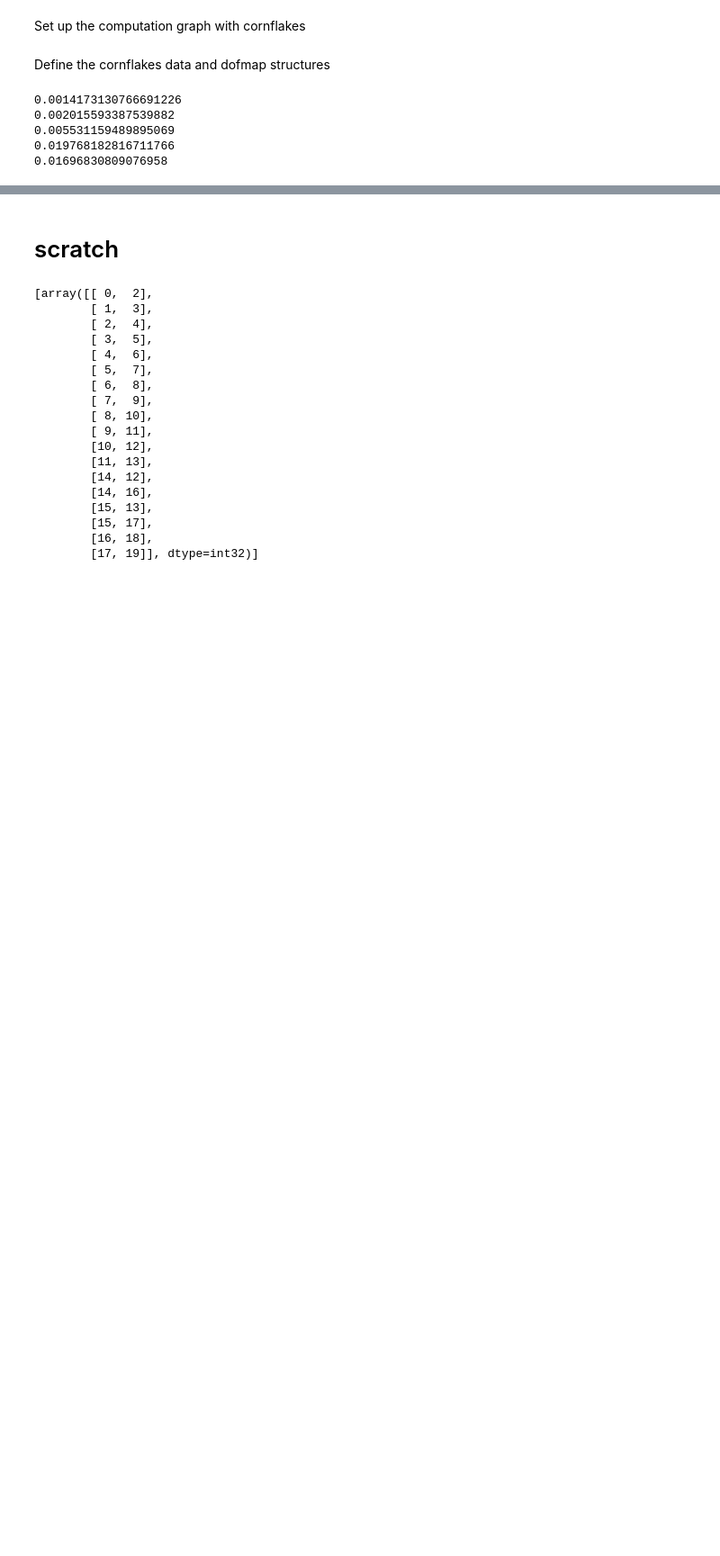
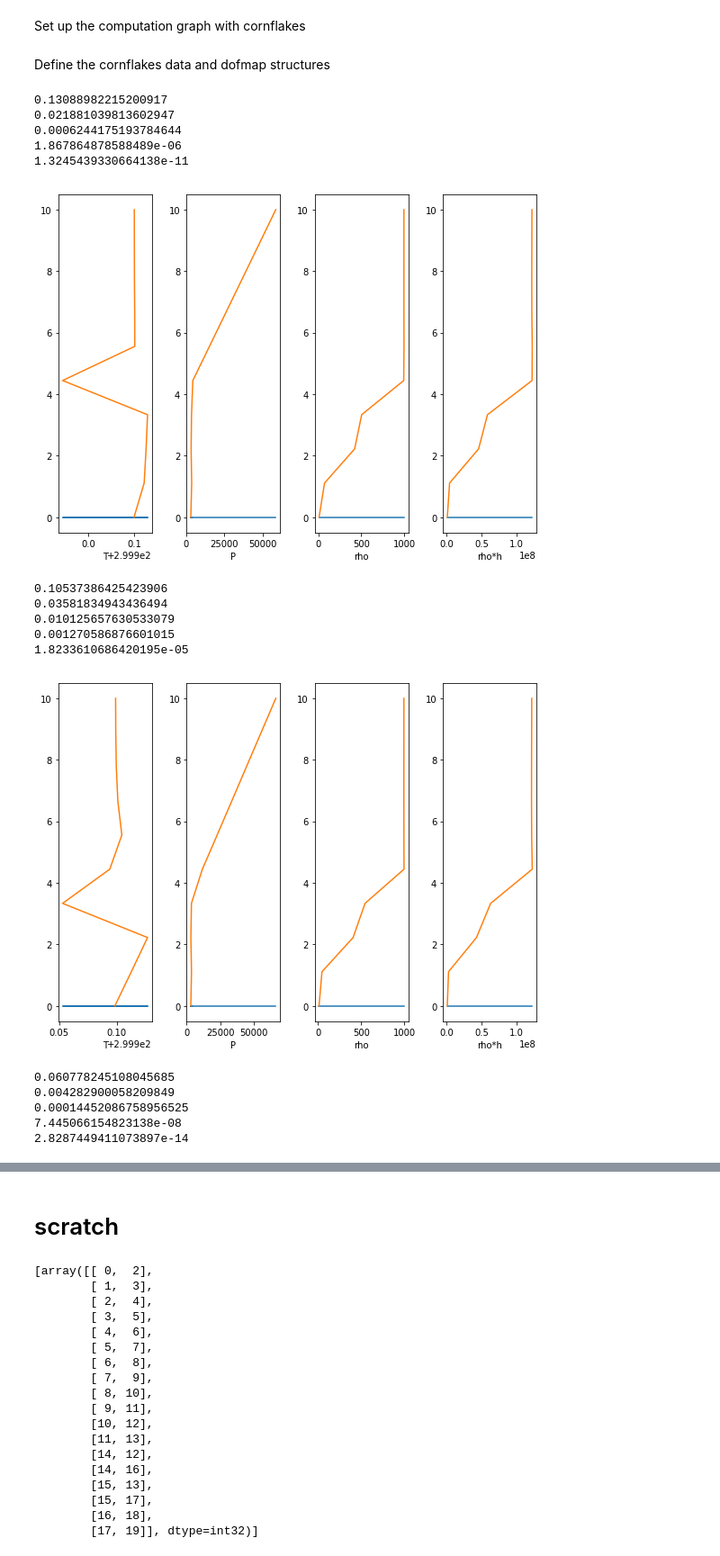
Before and after one commit to afqueiruga/LatentPrimaries, a Jupyter notebook: assembly.ipynb, the cells around one changed output, grey strips where cells are left out. Shown at 90% size. Cells and saved outputs as stored; diff of their text form; code cells hidden in the pictures; blank space fills up the shorter version.

```diff
--- a/assembly.ipynb
+++ b/assembly.ipynb
@@ -97,0 +112,2 @@ def plot(q):
+# %%
+ls.set_params(k_p=1.0e-7,k_T=0.1,Dt=1e5)
@@ -98,5 +147,6 @@ def plot(q):
 # %%
-rho0,T0 = 200,500
+rho0,T0 = 700,300
 q0 = ls.find_point(rho=rho0,T=T0)
 for e in H_vol:
     q[dm_q.Get_List(e)] = q0
+q0 = q.copy()
@@ -138,12 +153,33 @@ import scipy
+# %%
+q[:] = q0
 # %%
-for i in range(5):
-    R,K = build_system(q)
-    Dq = scipy.sparse.linalg.spsolve(K,R)
-    q[:] -= Dq
-    print(np.linalg.norm(Dq))
+for t in range(5):
+    plt.figure(figsize=(8,6))
+    for i in range(5):
+        R,K = build_system(q,q0)
+        Dq = scipy.sparse.linalg.spsolve(K,R)
+        q[:] += Dq
+
+        print(np.linalg.norm(Dq))
+    q0[:]=q[:]
+    plot(q)
+    plt.tight_layout()
+    plt.show()
 # %% [output]
-0.0014173130766691226
-0.002015593387539882
-0.005531159489895069
-0.019768182816711766
-0.01696830809076958
+0.13088982215200917
+0.021881039813602947
+0.0006244175193784644
+1.867864878588489e-06
+1.3245439330664138e-11
+[figure, added]
+0.10537386425423906
+0.03581834943436494
+0.010125657630533079
+0.001270586876601015
+1.8233610686420195e-05
+[figure, added]
+0.060778245108045685
+0.004282900058209849
+0.00014452086758956525
+7.445066154823138e-08
+2.8287449411073897e-14
```
Also changed, not shown: parts of 13 cells of this notebook, 1 other file.
